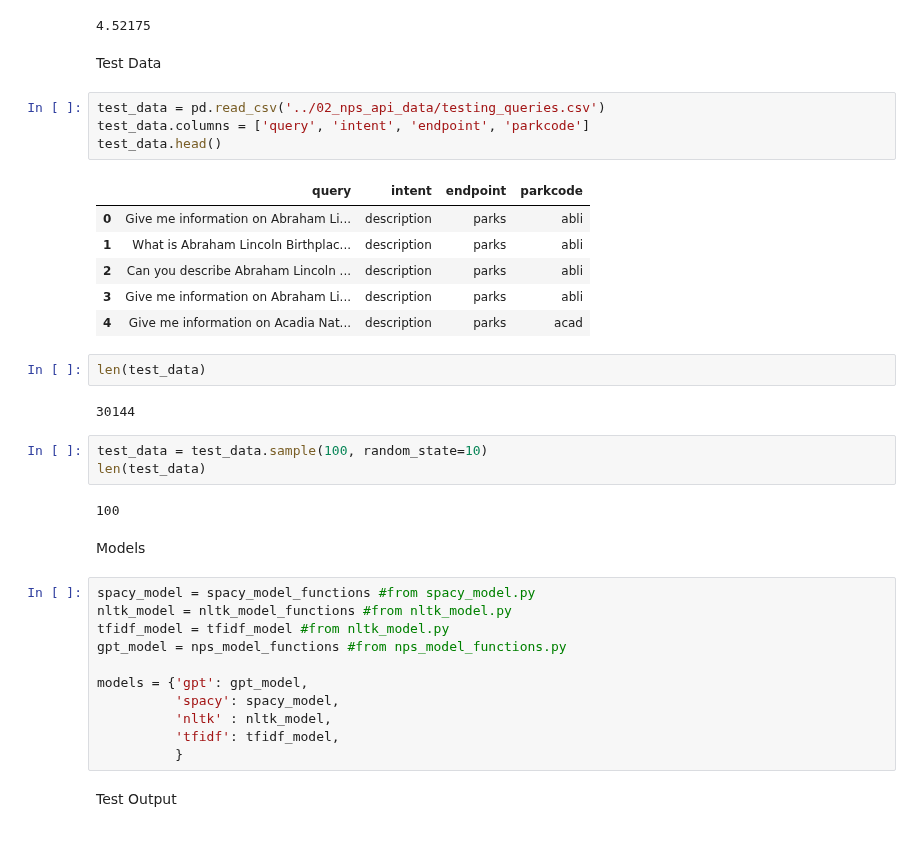
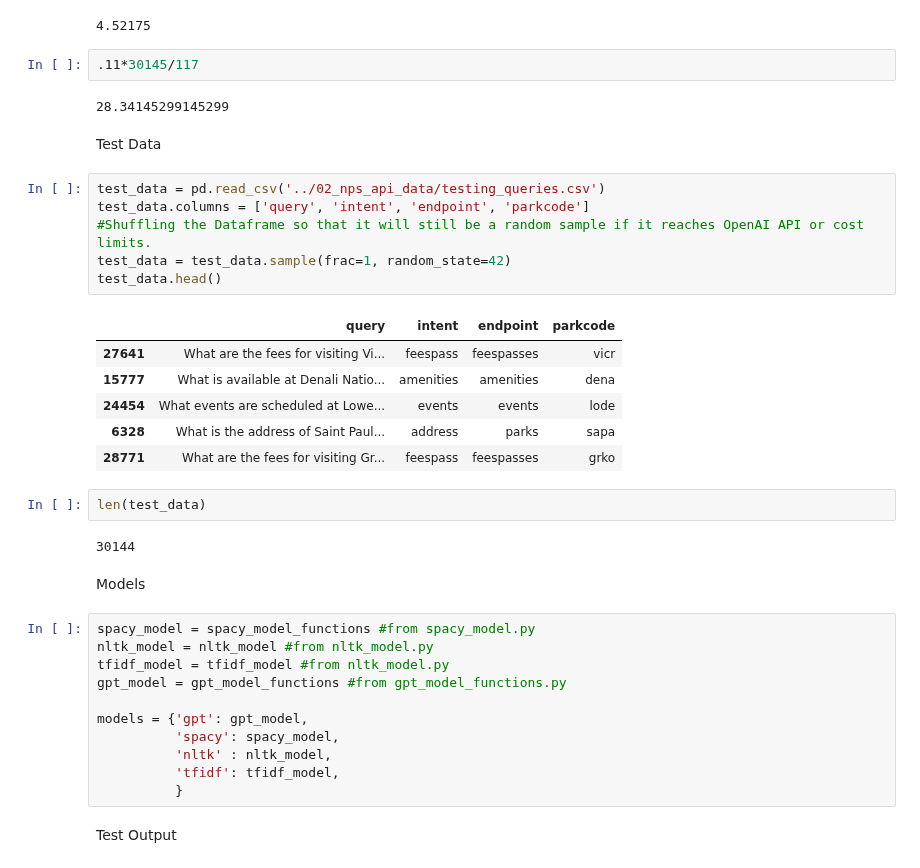
Before and after one commit to nblakkanesser/MADS_Capstone, a Jupyter notebook: 04_nps_evaluation/04_api_evaluation.ipynb, the cells around one changed output. Drawn from its saved outputs; the diff is of its cells as text.

```diff
--- a/04_nps_evaluation/04_api_evaluation.ipynb
+++ b/04_nps_evaluation/04_api_evaluation.ipynb
@@ -34,35 +22,36 @@ ModuleNotFoundError: No module named 'spacy_model'
 .03*30145/200
 # %% [output]
 4.52175
+# %%
+.11*30145/117
+# %% [output]
+28.34145299145299
 # %% [markdown]
 Test Data
 # %%
 test_data = pd.read_csv('../02_nps_api_data/testing_queries.csv')
 test_data.columns = ['query', 'intent', 'endpoint', 'parkcode']
+#Shuffling the Dataframe so that it will still be a random sample if it reaches OpenAI API or cost limits.
+test_data = test_data.sample(frac=1, random_state=42)
 test_data.head()
 # %% [output]
 |  | query | intent | endpoint | parkcode |
-| 0 | Give me information on Abraham Li... | description | parks | abli |
-| 1 | What is Abraham Lincoln Birthplac... | description | parks | abli |
-| 2 | Can you describe Abraham Lincoln ... | description | parks | abli |
-| 3 | Give me information on Abraham Li... | description | parks | abli |
-| 4 | Give me information on Acadia Nat... | description | parks | acad |
+| 27641 | What are the fees for visiting Vi... | feespass | feespasses | vicr |
+| 15777 | What is available at Denali Natio... | amenities | amenities | dena |
+| 24454 | What events are scheduled at Lowe... | events | events | lode |
+| 6328 | What is the address of Saint Paul... | address | parks | sapa |
+| 28771 | What are the fees for visiting Gr... | feespass | feespasses | grko |
 # %%
 len(test_data)
 # %% [output]
 30144
-# %%
-test_data = test_data.sample(100, random_state=10)
-len(test_data)
-# %% [output]
-100
 # %% [markdown]
 Models
 # %%
 spacy_model = spacy_model_functions #from spacy_model.py
-nltk_model = nltk_model_functions #from nltk_model.py
+nltk_model = nltk_model #from nltk_model.py
 tfidf_model = tfidf_model #from nltk_model.py
-gpt_model = nps_model_functions #from nps_model_functions.py
+gpt_model = gpt_model_functions #from gpt_model_functions.py
 
 models = {'gpt': gpt_model,
           'spacy': spacy_model,
```
Also changed, not shown: parts of 7 cells of this notebook, 8 other files.
